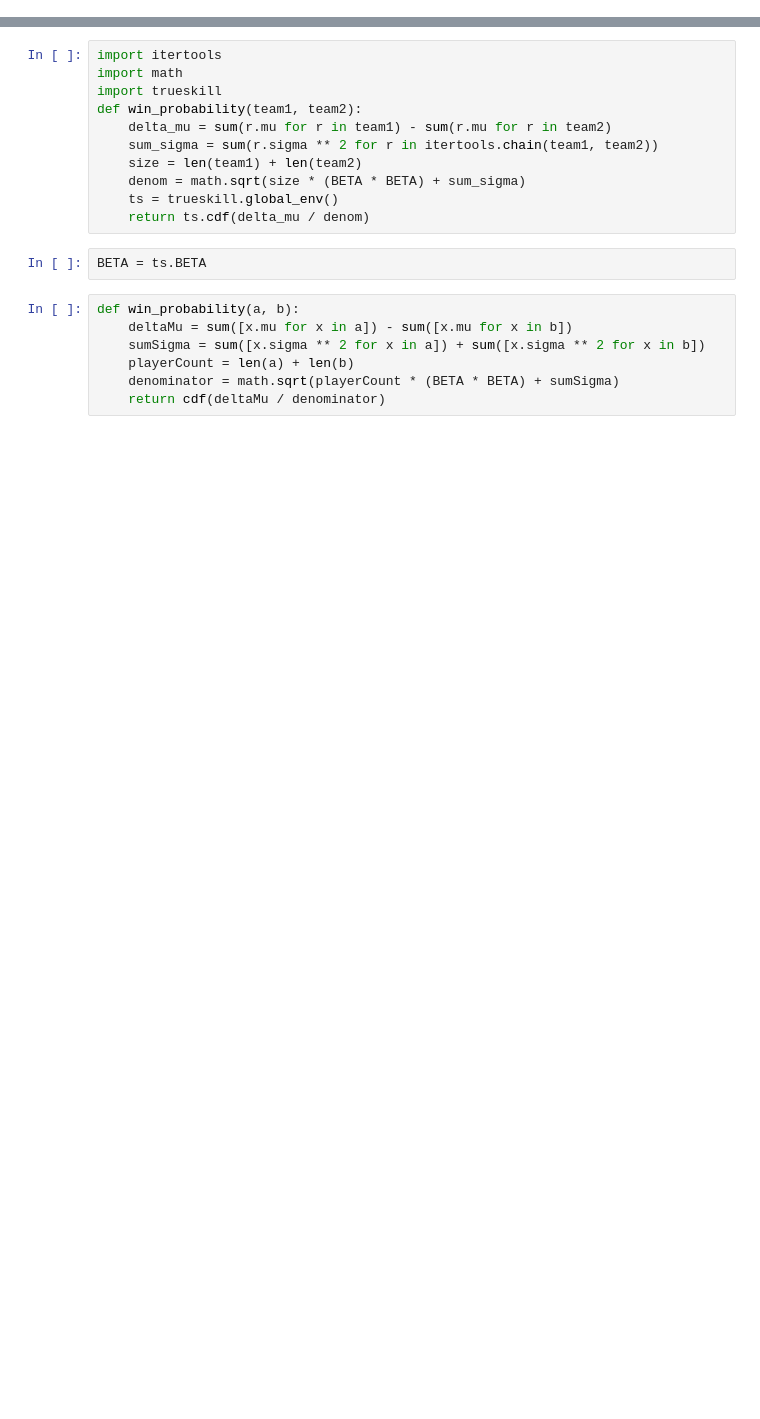
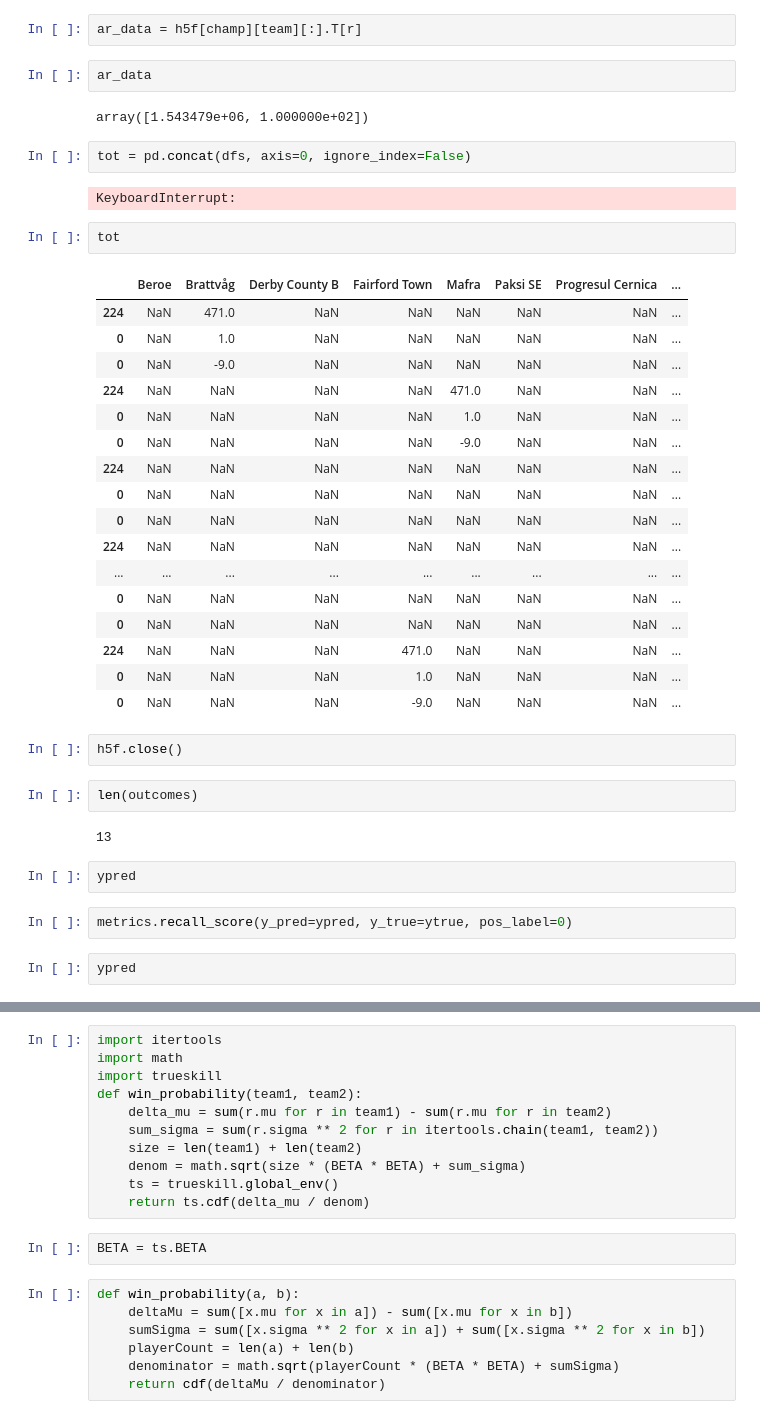
Before and after one commit to gpamfilis/PGMS, a Jupyter notebook: scoring/experimenting.ipynb, the cells around one changed output, grey strips where cells are left out. Cells and saved outputs as stored; diff of their text form; blank space fills up the shorter version.

```diff
--- a/scoring/experimenting.ipynb
+++ b/scoring/experimenting.ipynb
@@ -6,0 +298,42 @@ import numpy as np
+# %%
+ar_data = h5f[champ][team][:].T[r]
+# %%
+ar_data
+# %% [output]
+array([1.543479e+06, 1.000000e+02])
+# %%
+tot = pd.concat(dfs, axis=0, ignore_index=False)
+# %% [output]
+KeyboardInterrupt:
+# %%
+tot
+# %% [output]
+|  | Beroe | Brattvåg | Derby County B | Fairford Town | Mafra | Paksi SE | Progresul Cernica | ... |
+| 224 | NaN | 471.0 | NaN | NaN | NaN | NaN | NaN | ... |
+| 0 | NaN | 1.0 | NaN | NaN | NaN | NaN | NaN | ... |
+| 0 | NaN | -9.0 | NaN | NaN | NaN | NaN | NaN | ... |
+| 224 | NaN | NaN | NaN | NaN | 471.0 | NaN | NaN | ... |
+| 0 | NaN | NaN | NaN | NaN | 1.0 | NaN | NaN | ... |
+| 0 | NaN | NaN | NaN | NaN | -9.0 | NaN | NaN | ... |
+| 224 | NaN | NaN | NaN | NaN | NaN | NaN | NaN | ... |
+| 0 | NaN | NaN | NaN | NaN | NaN | NaN | NaN | ... |
+| 0 | NaN | NaN | NaN | NaN | NaN | NaN | NaN | ... |
+| 224 | NaN | NaN | NaN | NaN | NaN | NaN | NaN | ... |
+| ... | ... | ... | ... | ... | ... | ... | ... | ... |
+| 0 | NaN | NaN | NaN | NaN | NaN | NaN | NaN | ... |
+| 0 | NaN | NaN | NaN | NaN | NaN | NaN | NaN | ... |
+| 224 | NaN | NaN | NaN | 471.0 | NaN | NaN | NaN | ... |
+| 0 | NaN | NaN | NaN | 1.0 | NaN | NaN | NaN | ... |
+| 0 | NaN | NaN | NaN | -9.0 | NaN | NaN | NaN | ... |
+# %%
+h5f.close()
+# %%
+len(outcomes)
+# %% [output]
+13
+# %%
+ypred
+# %%
+metrics.recall_score(y_pred=ypred, y_true=ytrue, pos_label=0)
+# %%
+ypred
```
Also changed, not shown: parts of 54 cells of this notebook, 19 other files.
